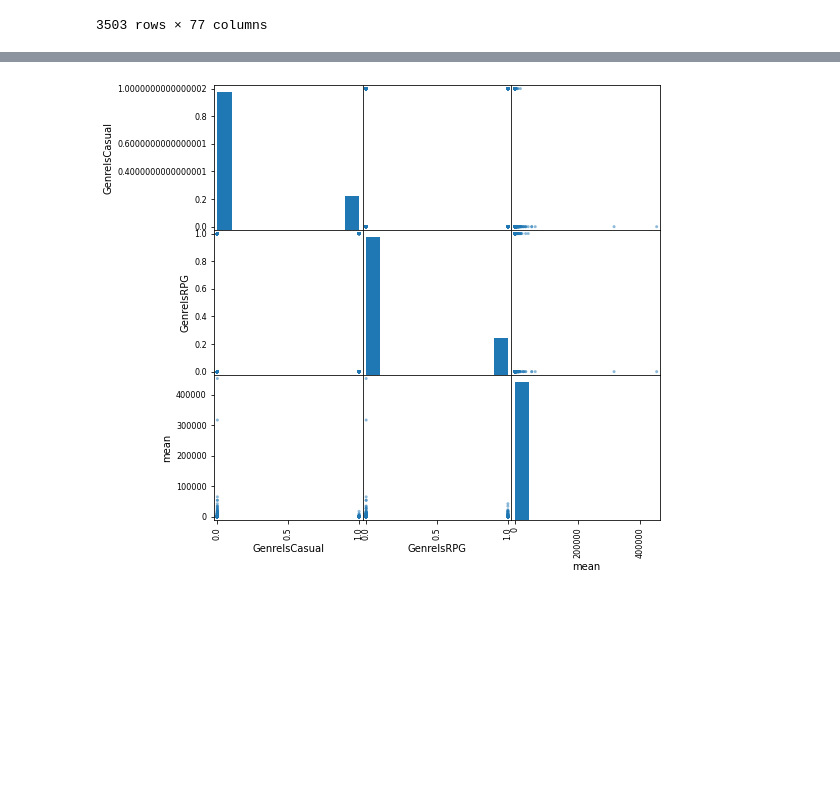
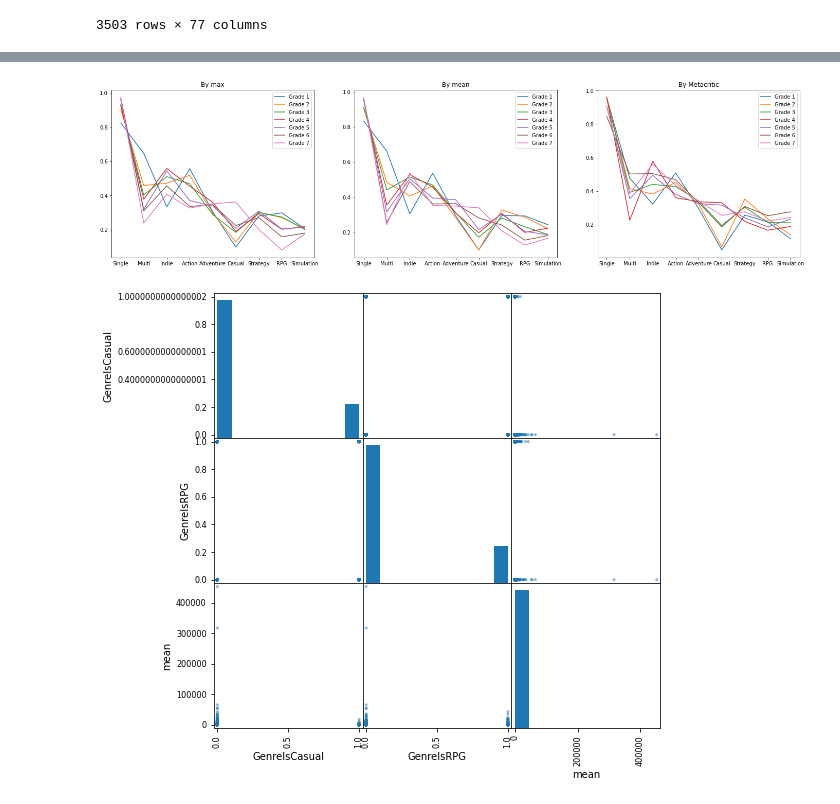
Before and after one commit to rsatijaUT/steaming-hot, a Jupyter notebook: Ling/PopularityAnalysis.ipynb, the cells around one changed output, grey strips where cells are left out. Drawn from its saved outputs; the diff is of its cells as text; code cells hidden in the pictures; blank space fills up the shorter version.

```diff
--- a/Ling/PopularityAnalysis.ipynb
+++ b/Ling/PopularityAnalysis.ipynb
@@ -153,12 +153,12 @@ def grade_analysis(ranks,standard='max', plot_cutoff=False,plot_figures=True,fig
        'RPG', 'Simulation', 'Grade']
 
     data_test = {}
+    for i in grade:
+        data_test[i] = data_clean.loc[data_clean['Grade']==i].drop(columns=['Grade'])
 
     if plot_figures:
         plt.figure(figsize=fig_size)
-
         for i in grade:
-            data_test[i] = data_clean.loc[data_clean['Grade']==i].drop(columns=['Grade'])
             plt.plot(data_test[i].columns,data_test[i].mean(),label='Grade '+str(i))
 
         plt.legend()
@@ -168,7 +168,23 @@ def grade_analysis(ranks,standard='max', plot_cutoff=False,plot_figures=True,fig
 # %%
 fig_size=(7,7)
 ranks = list(np.arange(0,3500,500))
-data_max = grade_analysis(ranks,standard='max', plot_cutoff=False,plot_figures=True,fig_size=fig_size)
-data_mean = grade_analysis(ranks,standard='mean', plot_cutoff=False,plot_figures=True,fig_size=fig_size)
-data_meta = grade_analysis(ranks,standard='Metacritic', plot_cutoff=False,plot_figures=True,fig_size=fig_size)
+data_max = grade_analysis(ranks,standard='max', plot_cutoff=False,plot_figures=False,fig_size=fig_size)
+data_mean = grade_analysis(ranks,standard='mean', plot_cutoff=False,plot_figures=False,fig_size=fig_size)
+data_meta = grade_analysis(ranks,standard='Metacritic', plot_cutoff=False,plot_figures=False,fig_size=fig_size)
+
+fig,ax=plt.subplots(1,3,figsize=(24,6))
+
+for i in list(range(1,len(ranks)+1)):
+    ax[0].plot(data_max[i].columns,data_max[i].mean(),label='Grade '+str(i))
+    ax[1].plot(data_mean[i].columns,data_mean[i].mean(),label='Grade '+str(i))
+    ax[2].plot(data_meta[i].columns,data_meta[i].mean(),label='Grade '+str(i))
+
+    ax[0].set_title('By max of Avg_Players')
+    ax[1].set_title('By mean of Avg_Players')
+    ax[2].set_title('By metacritic')
+
+ax[0].legend()
+ax[1].legend()
+ax[2].legend()
+plt.show()
 # %% [output]
@@ -200,3 +203,20 @@ ranks
+# %%
+# This function is just for plotting. It plots different grade analysis at once:
+def grade_analysis_plot_all(methods,ranks,fig_size=(24,6)):
+    fig,ax=plt.subplots(1,len(methods),figsize=fig_size)
+    for j in range(len(methods)):
+        data = grade_analysis(ranks,standard= methods[j], plot_figures=False).copy()
+        for i in list(range(1,len(ranks)+1)):
+            ax[j].plot(data[i].columns,data[i].mean(),label='Grade '+str(i))
+            ax[j].set_title('By '+str(methods[j]))
+        ax[j].legend()
+    plt.show()
+# %%
+methods = ['max','mean','Metacritic']
+
+grade_analysis_plot_all(methods,ranks,fig_size=(24,6))
+# %% [output]
+[figure, added]
 # %%
 data_test = data_craig[[ #'RecommendationCount',
         #'CategorySinglePlayer',
```
Also changed, not shown: parts of 4 cells of this notebook.
